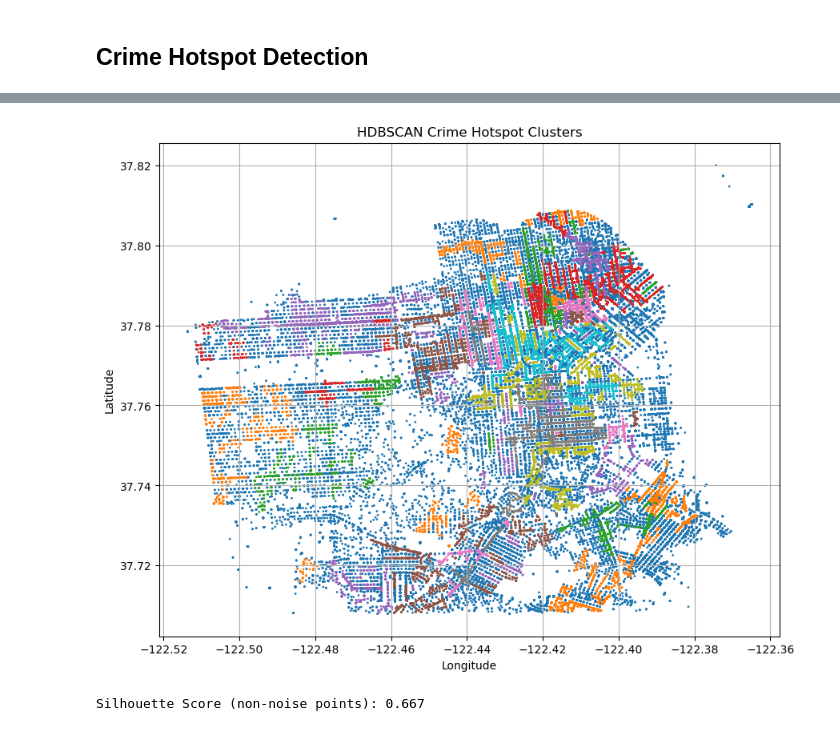
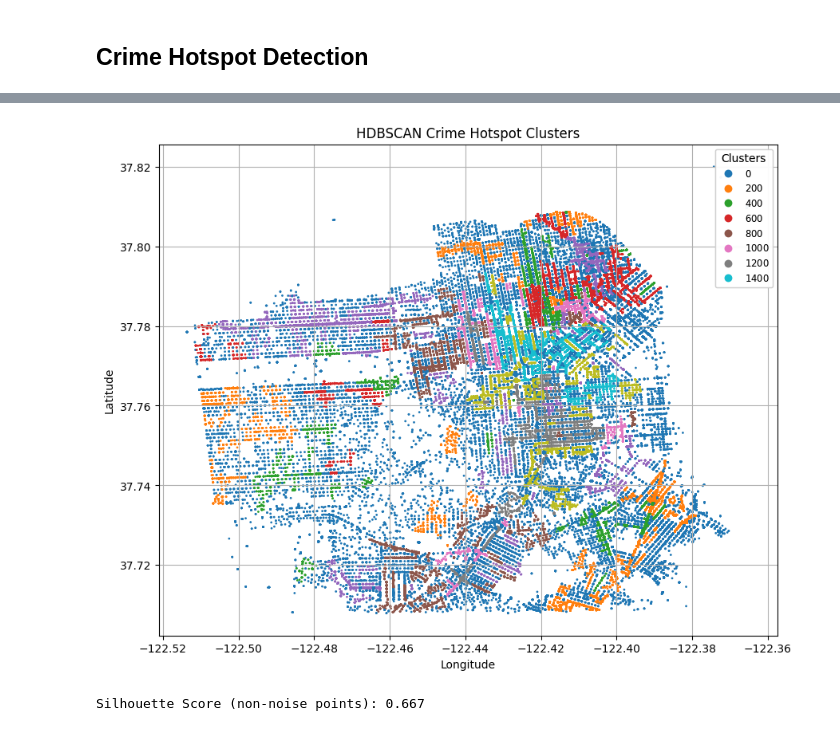
Before and after one commit to Sohaib-aladawi/mini_project_ML, a Jupyter notebook: crimePrediction.ipynb, the cells around one changed output, grey strips where cells are left out. Cells and saved outputs as stored; diff of their text form; code cells hidden in the pictures.

```diff
--- a/crimePrediction.ipynb
+++ b/crimePrediction.ipynb
@@ -104,7 +104,7 @@ memory usage: 19.0+ MB
 # %%
 crime_data
 # data for the second algorithm
-coord_data = crime_data[['Latitude', 'Longitude']]
+coord_data = crime_data[['Latitude', 'Longitude','Category']]
 # %% [markdown]
 ## Analyze Crime Categories
 # %%
@@ -273,3 +270,0 @@ from sklearn.metrics import silhouette_score
-# %%
-db = DBSCAN(eps=0.002, min_samples=5).fit(coord_data)
-coord_data['Cluster'] = db.labels_
@@ -304,17 +277,22 @@ coord_data_cleaned = coord_data[(coord_data['Latitude'] >= 37.0) & (coord_data['
 # %%
 clusterer = hdbscan.HDBSCAN(min_cluster_size=50, min_samples=10, metric='euclidean')
 coord_data_cleaned['Cluster'] = clusterer.fit_predict(coord_data_cleaned[['Latitude', 'Longitude']])
-
-# Visualize
+# Visualize the clusters
 plt.figure(figsize=(10, 8))
-plt.scatter(coord_data_cleaned['Longitude'], coord_data_cleaned['Latitude'], c=coord_data_cleaned['Cluster'], cmap='tab10', s=1)
+scatter = plt.scatter(coord_data_cleaned['Longitude'], coord_data_cleaned['Latitude'],
+                       c=coord_data_cleaned['Cluster'], cmap='tab10', s=1)
 plt.title('HDBSCAN Crime Hotspot Clusters')
 plt.xlabel('Longitude')
 plt.ylabel('Latitude')
 plt.grid(True)
+
+# Add legend
+legend1 = plt.legend(*scatter.legend_elements(), title="Clusters", loc="upper right", fontsize='small')
+plt.gca().add_artist(legend1)
+
 plt.show()
 # %% [output]
-[figure, old version]
+[figure, new version]
 # %%
 from sklearn.metrics import silhouette_score
 
```
Also changed, not shown: parts of 7 cells of this notebook.
